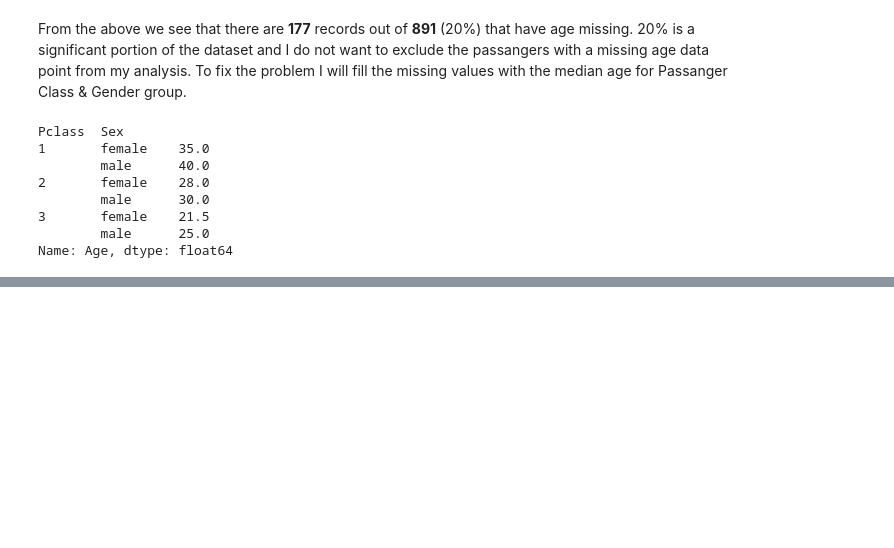
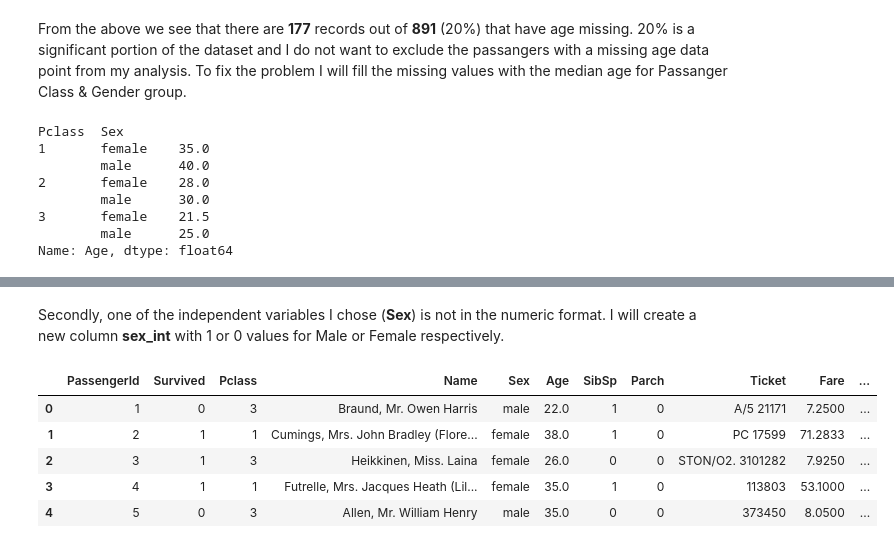
Before and after one commit to julia-kudinovich/data-analysis-p2-investigate-dataset, a Jupyter notebook: P2 Investigate a Dataset.ipynb, the cells around one changed output, grey strips where cells are left out. Cells and saved outputs as stored; diff of their text form; code cells hidden in the pictures; blank space fills up the shorter version.

```diff
--- a/P2 Investigate a Dataset.ipynb
+++ b/P2 Investigate a Dataset.ipynb
@@ -94 +89,24 @@ Number of missing new_age data points: 0
+# %% [markdown]
+Secondly, one of the independent variables I chose (**Sex**) is not in the numeric format. I will create a new column **sex_int** with 1 or 0 values for Male or Female respectively.
+# %%
+##Adding column for the new sex data to the dataframe
+titanic_df['sex_int'] = NaN
+
+##Transfom male or female values to 1 or 0 integer values
+def transform_to_int(value):
+    if value == 'male':
+        return 1
+    elif value =='female':
+         return 0
+
+titanic_df['sex_int'] = titanic_df[['Sex']].applymap(transform_to_int)
+## Checking the results of manipulation
+titanic_df.head(5)
+# %% [output]
+|  | PassengerId | Survived | Pclass | Name | Sex | Age | SibSp | Parch | Ticket | Fare | ... |
+| 0 | 1 | 0 | 3 | Braund, Mr. Owen Harris | male | 22.0 | 1 | 0 | A/5 21171 | 7.2500 | ... |
+| 1 | 2 | 1 | 1 | Cumings, Mrs. John Bradley (Flore... | female | 38.0 | 1 | 0 | PC 17599 | 71.2833 | ... |
+| 2 | 3 | 1 | 3 | Heikkinen, Miss. Laina | female | 26.0 | 0 | 0 | STON/O2. 3101282 | 7.9250 | ... |
+| 3 | 4 | 1 | 1 | Futrelle, Mrs. Jacques Heath (Lil... | female | 35.0 | 1 | 0 | 113803 | 53.1000 | ... |
+| 4 | 5 | 0 | 3 | Allen, Mr. William Henry | male | 35.0 | 0 | 0 | 373450 | 8.0500 | ... |
 # %% [markdown]
```
Also changed, not shown: parts of 14 cells of this notebook.
